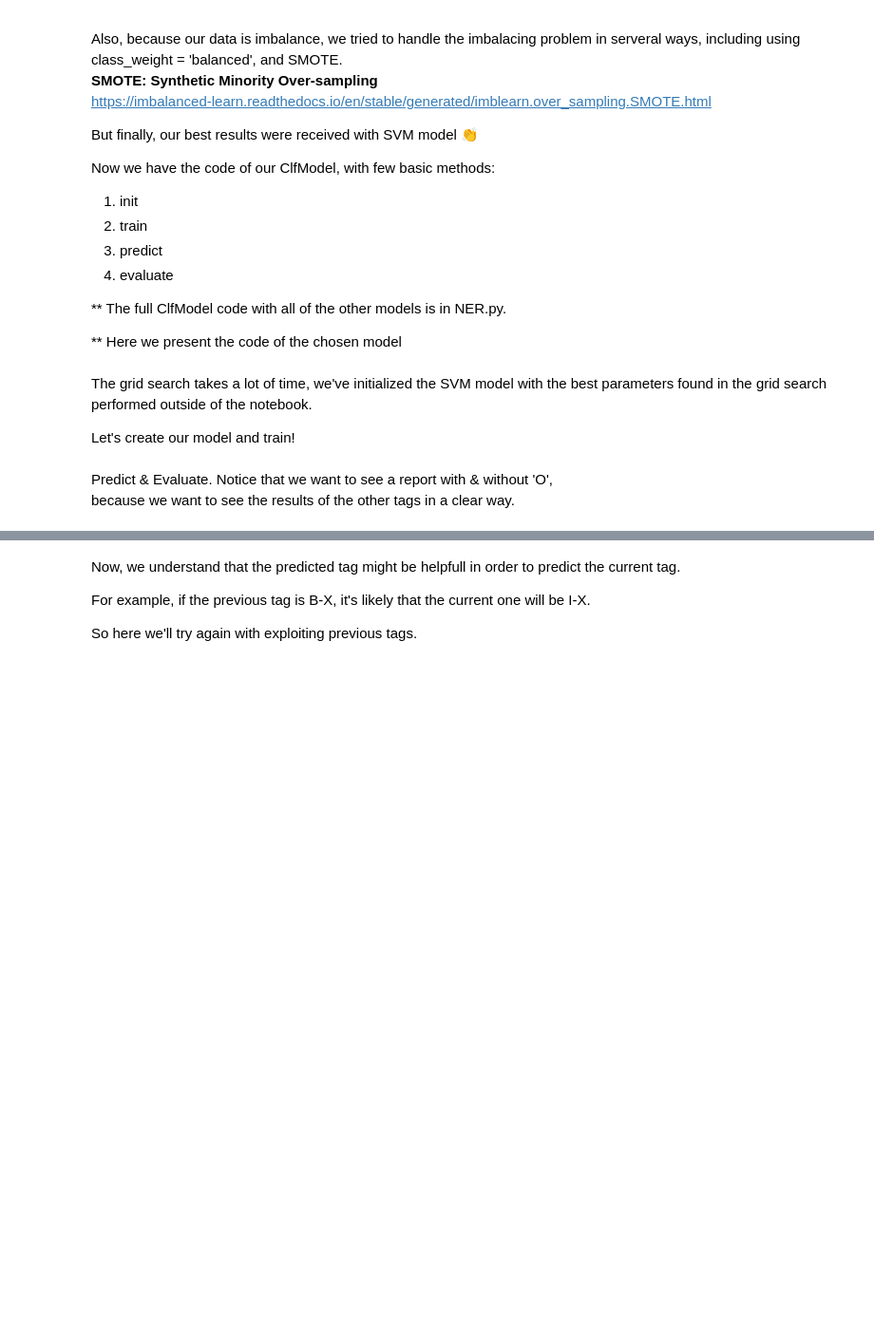
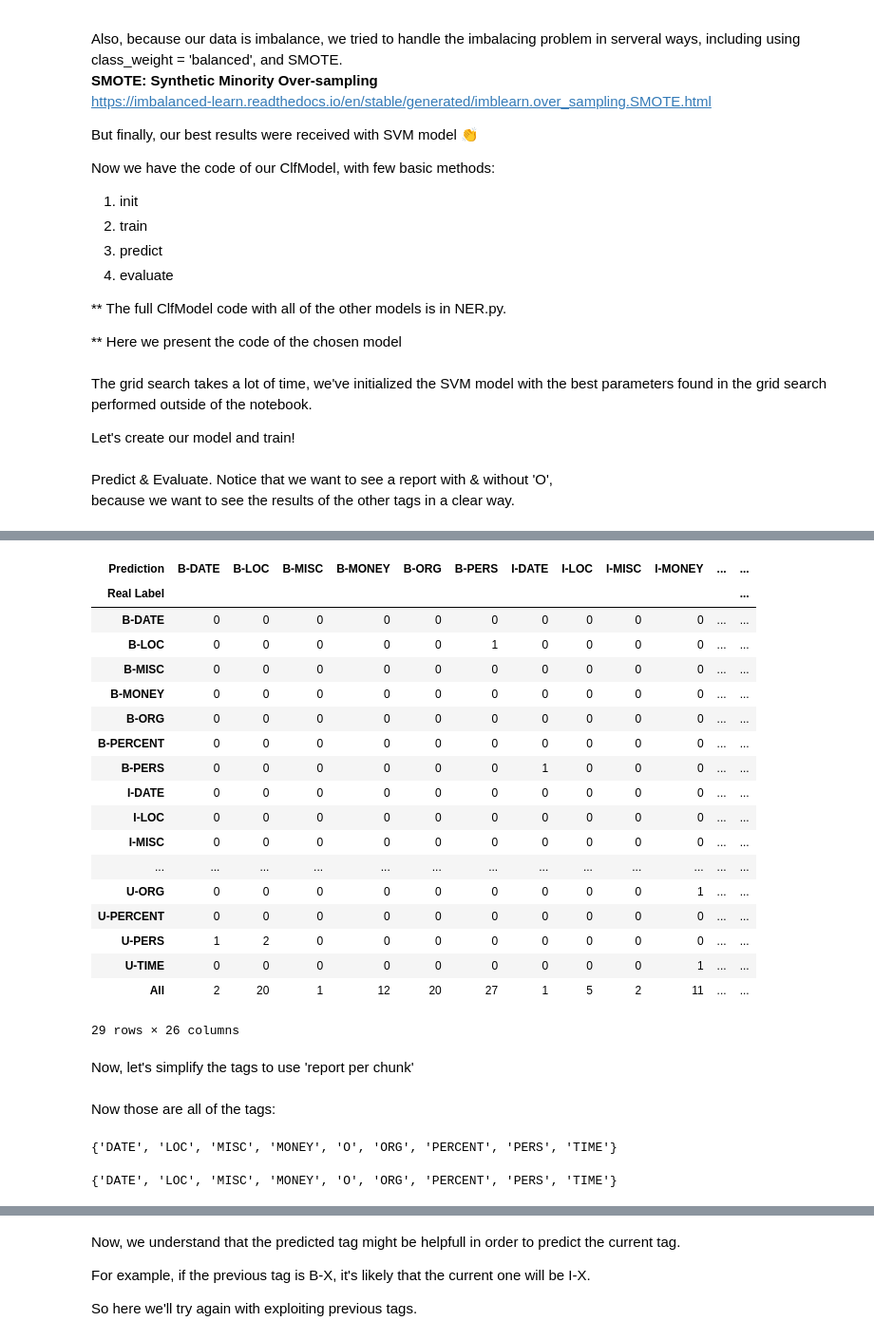
Before and after one commit to yonatanbitton/HebrewNER, a Jupyter notebook: Phase2_ML.ipynb, the cells around one changed output, grey strips where cells are left out. Shown: that part at 95% size. Cells and saved outputs as stored; diff of their text form; code cells hidden in the pictures; blank space fills up the shorter version.

```diff
--- a/Phase2_ML.ipynb
+++ b/Phase2_ML.ipynb
@@ -469,0 +466,4 @@ cross_tab, report, report_with_O = clf_model.evaluate(y_true=y_test, y_pred=y_pr
+# %%
+y_pred = clf_model.predict(X_test=X_test)
+classes_without_O = ['U-PERCENT', 'L-PERS', 'U-PERS', 'L-ORG', 'L-LOC', 'I-ORG', 'I-LOC', 'B-ORG', 'L-DATE', 'I-MONEY', 'B-MISC', 'L-MISC', 'L-MONEY', 'B-LOC', 'B-PERS', 'I-PERS', 'U-DATE', 'B-DATE', 'U-LOC', 'B-MONEY', 'U-MISC', 'I-MISC', 'I-DATE', 'L-PERCENT', 'I-TIME', 'U-ORG', 'L-TIME', 'B-PERCENT', 'B-TIME', 'U-TIME', 'I-PERCENT', 'U-MONEY' ]
+cross_tab, report, report_with_O = clf_model.evaluate(y_true=y_test, y_pred=y_pred, classes_without_O=classes_without_O)
@@ -469,0 +510,24 @@ cross_tab, report, report_with_O = clf_model.evaluate(y_true=y_test, y_pred=y_pr
+# %%
+cross_tab
+# %% [output]
+| Prediction | B-DATE | B-LOC | B-MISC | B-MONEY | B-ORG | B-PERS | I-DATE | I-LOC | I-MISC | I-MONEY | ... | ... |
+| Real Label |  |  |  |  |  |  |  |  |  |  |  | ... |
+| B-DATE | 0 | 0 | 0 | 0 | 0 | 0 | 0 | 0 | 0 | 0 | ... | ... |
+| B-LOC | 0 | 0 | 0 | 0 | 0 | 1 | 0 | 0 | 0 | 0 | ... | ... |
+| B-MISC | 0 | 0 | 0 | 0 | 0 | 0 | 0 | 0 | 0 | 0 | ... | ... |
+| B-MONEY | 0 | 0 | 0 | 0 | 0 | 0 | 0 | 0 | 0 | 0 | ... | ... |
+| B-ORG | 0 | 0 | 0 | 0 | 0 | 0 | 0 | 0 | 0 | 0 | ... | ... |
+| B-PERCENT | 0 | 0 | 0 | 0 | 0 | 0 | 0 | 0 | 0 | 0 | ... | ... |
+| B-PERS | 0 | 0 | 0 | 0 | 0 | 0 | 1 | 0 | 0 | 0 | ... | ... |
+| I-DATE | 0 | 0 | 0 | 0 | 0 | 0 | 0 | 0 | 0 | 0 | ... | ... |
+| I-LOC | 0 | 0 | 0 | 0 | 0 | 0 | 0 | 0 | 0 | 0 | ... | ... |
+| I-MISC | 0 | 0 | 0 | 0 | 0 | 0 | 0 | 0 | 0 | 0 | ... | ... |
+| ... | ... | ... | ... | ... | ... | ... | ... | ... | ... | ... | ... | ... |
+| U-ORG | 0 | 0 | 0 | 0 | 0 | 0 | 0 | 0 | 0 | 1 | ... | ... |
+| U-PERCENT | 0 | 0 | 0 | 0 | 0 | 0 | 0 | 0 | 0 | 0 | ... | ... |
+| U-PERS | 1 | 2 | 0 | 0 | 0 | 0 | 0 | 0 | 0 | 0 | ... | ... |
+| U-TIME | 0 | 0 | 0 | 0 | 0 | 0 | 0 | 0 | 0 | 1 | ... | ... |
+| All | 2 | 20 | 1 | 12 | 20 | 27 | 1 | 5 | 2 | 11 | ... | ... |
+29 rows × 26 columns
+# %% [markdown]
+Now, let's simplify the tags to use 'report per chunk'
@@ -469,0 +545,10 @@ cross_tab, report, report_with_O = clf_model.evaluate(y_true=y_test, y_pred=y_pr
+# %% [markdown]
+Now those are all of the tags:
+# %%
+set(transformed_y_test)
+# %% [output]
+{'DATE', 'LOC', 'MISC', 'MONEY', 'O', 'ORG', 'PERCENT', 'PERS', 'TIME'}
+# %%
+set(transformed_y_pred)
+# %% [output]
+{'DATE', 'LOC', 'MISC', 'MONEY', 'O', 'ORG', 'PERCENT', 'PERS', 'TIME'}
```
Also changed, not shown: parts of 15 cells of this notebook, 3 other files.
